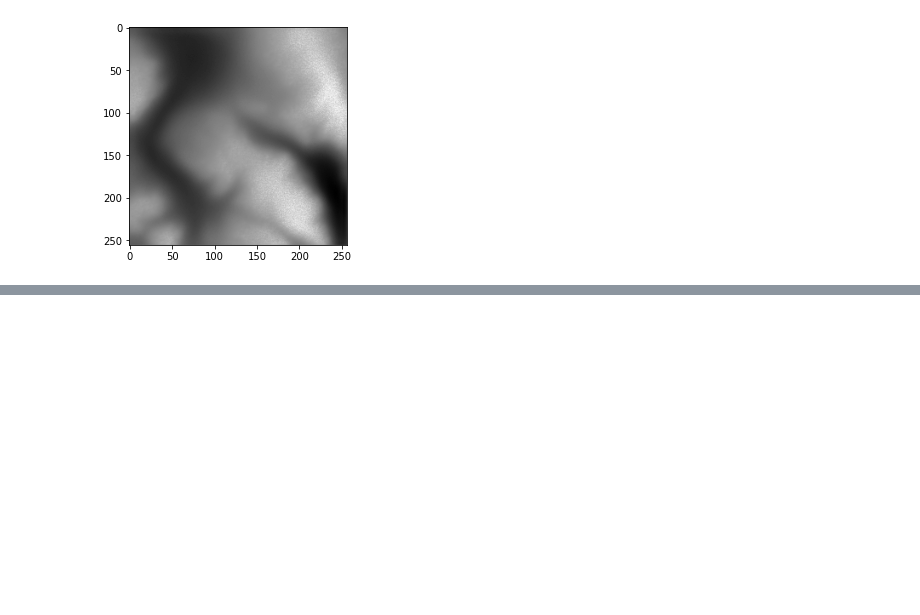
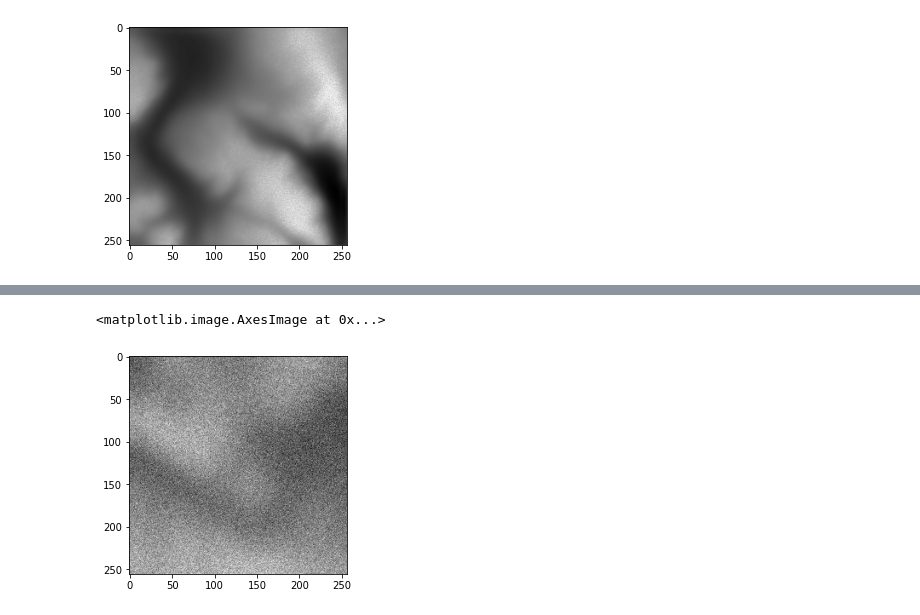
Before and after one commit to novaia/ntg, a Jupyter notebook: diffusion.ipynb, the cells around one changed output, grey strips where cells are left out. Saved outputs shown, nothing was run; the diff lists cells and outputs as text; code cells hidden in the pictures; blank space fills up the shorter version.

```diff
--- a/diffusion.ipynb
+++ b/diffusion.ipynb
@@ -282,0 +257,9 @@ class DiffusionModel(keras.Model):
+# %%
+test_noise = tf.random.normal(shape=(1, image_size, image_size, channels))
+signal_rate = 0.01
+noise_rate = 0.5
+noisy_image = signal_rate * test_image + noise_rate * test_noise
+plt.imshow(noisy_image[0], cmap='gray')
+# %% [output]
+<matplotlib.image.AxesImage at 0x...>
+[figure, added]
```
Also changed, not shown: parts of 22 cells of this notebook.
